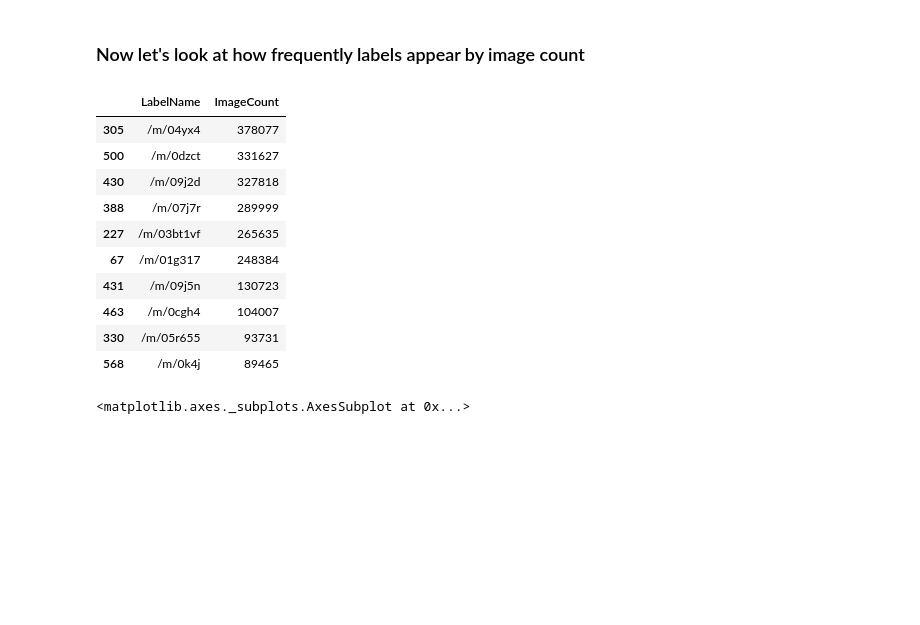
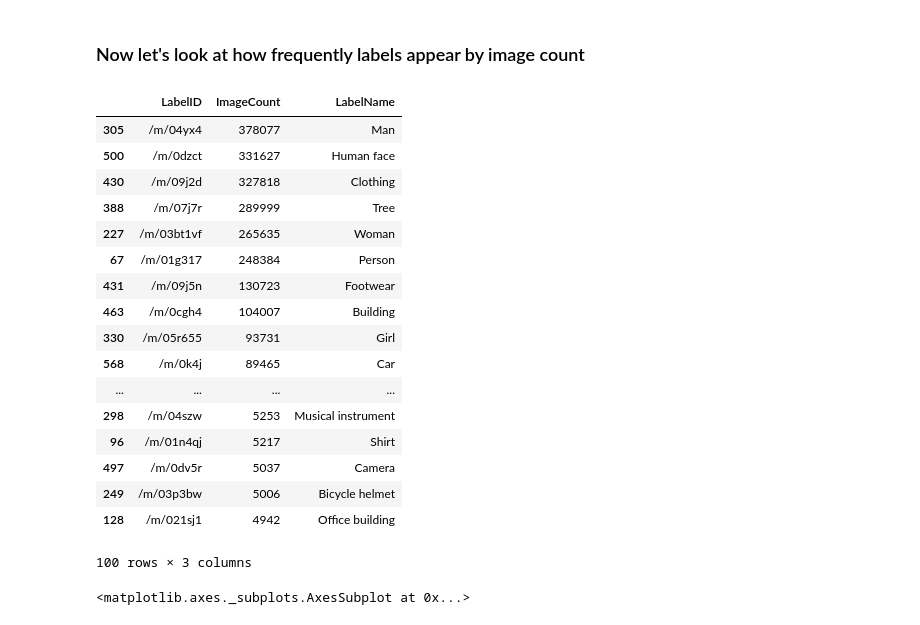
Before and after one commit to yliu0777/Open-Images-Object-Detection, a Jupyter notebook: input_data_analysis.ipynb, the cells around one changed output. Saved outputs shown, nothing was run; the diff lists cells and outputs as text; code cells hidden in the pictures; blank space fills up the shorter version.

```diff
--- a/input_data_analysis.ipynb
+++ b/input_data_analysis.ipynb
@@ -14,6 +14,10 @@ import time
 import os
 import gc
 import datetime
+# %%
+with open('../input/class-descriptions.csv', 'r', encoding='utf-8-sig') as f:
+    table = csv.reader(f)
+    label_name_dict = {key : name for (key,name) in table}
 # %% [markdown]
 ### Let's first take a look at the label box data
 # %%
@@ -111,20 +117,29 @@ label_appear_image_df = train_box_df.groupby('LabelName')['ImageID'].nunique().r
 label_appear_image_df = label_appear_image_df.sort_values('ImageID',ascending=False)
 # %%
 label_appear_image_df.rename({'ImageID':'ImageCount'}, axis=1,inplace=True)
+label_appear_image_df.rename({'LabelName':'LabelID'}, axis=1,inplace=True)
+label_appear_image_df['LabelName'] = label_appear_image_df['LabelID'].map(label_name_dict)
 # %%
-label_appear_image_df.head(10)
+label_appear_image_df.head(100)
 # %% [output]
-|  | LabelName | ImageCount |
-| 305 | /m/04yx4 | 378077 |
-| 500 | /m/0dzct | 331627 |
-| 430 | /m/09j2d | 327818 |
-| 388 | /m/07j7r | 289999 |
-| 227 | /m/03bt1vf | 265635 |
-| 67 | /m/01g317 | 248384 |
-| 431 | /m/09j5n | 130723 |
-| 463 | /m/0cgh4 | 104007 |
-| 330 | /m/05r655 | 93731 |
-| 568 | /m/0k4j | 89465 |
+|  | LabelID | ImageCount | LabelName |
+| 305 | /m/04yx4 | 378077 | Man |
+| 500 | /m/0dzct | 331627 | Human face |
+| 430 | /m/09j2d | 327818 | Clothing |
+| 388 | /m/07j7r | 289999 | Tree |
+| 227 | /m/03bt1vf | 265635 | Woman |
+| 67 | /m/01g317 | 248384 | Person |
+| 431 | /m/09j5n | 130723 | Footwear |
+| 463 | /m/0cgh4 | 104007 | Building |
+| 330 | /m/05r655 | 93731 | Girl |
+| 568 | /m/0k4j | 89465 | Car |
+| ... | ... | ... | ... |
+| 298 | /m/04szw | 5253 | Musical instrument |
+| 96 | /m/01n4qj | 5217 | Shirt |
+| 497 | /m/0dv5r | 5037 | Camera |
+| 249 | /m/03p3bw | 5006 | Bicycle helmet |
+| 128 | /m/021sj1 | 4942 | Office building |
+100 rows × 3 columns
 # %%
 plt.figure(figsize=(20,10))
 label_appear_image_df[:50].plot(y='ImageCount', kind='bar', use_index=True)
```
Also changed, not shown: parts of 2 cells of this notebook.
